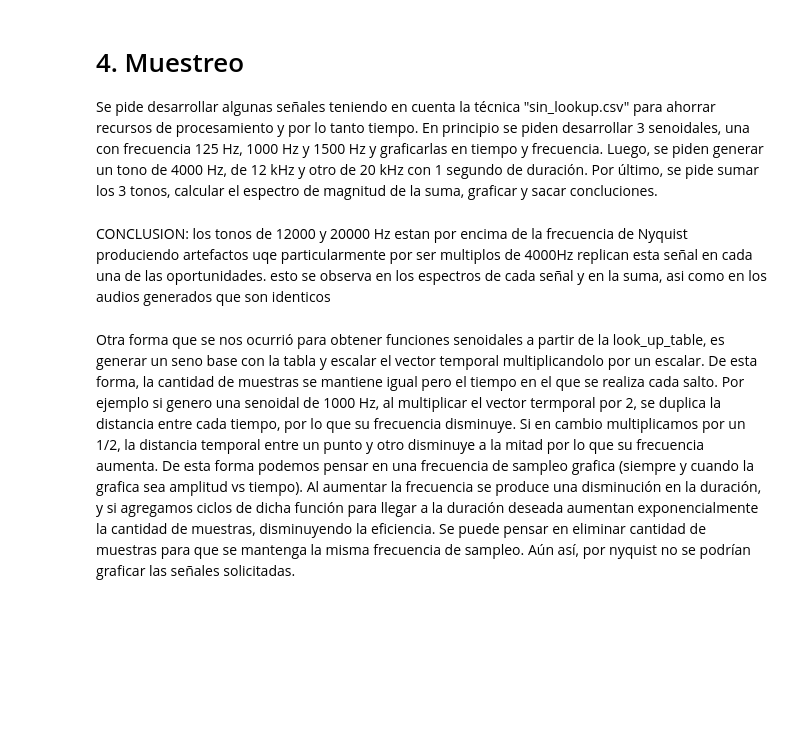
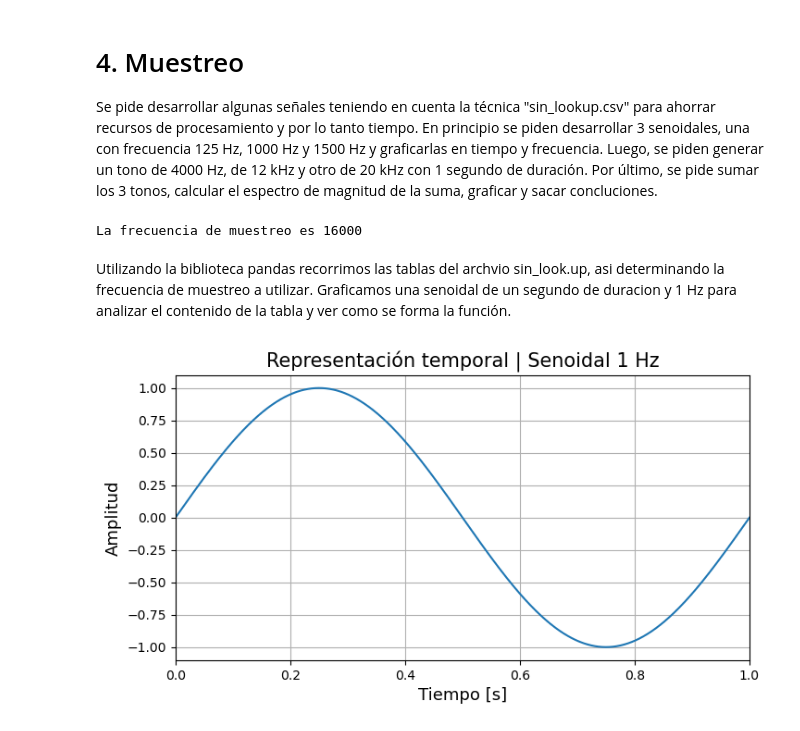
Before and after one commit to Joaqo99/tp2-sys, a Jupyter notebook: Presentacion.ipynb, the cells around one changed output. Saved outputs shown, nothing was run; the diff lists cells and outputs as text; code cells hidden in the pictures; blank space fills up the shorter version.

Commit message:
Muestreo

```diff
--- a/Presentacion.ipynb
+++ b/Presentacion.ipynb
@@ -1194,24 +1194,27 @@ Se pide desarrollar algunas señales teniendo en cuenta la técnica "sin_lookup.
 # %%
 import muestreo as ms
 import pandas as pd
-import matplotlib.pyplot as plt
-from IPython.display import Audio
 
-#frecuencias para gráficar en tiempo y frecuencia.
+#Frecuencias para gráficar en tiempo y frecuencia.
+frecuencia_test = 1
 frecuencia_1 = 125
 frecuencia_2 = 1000
 frecuencia_3 = 1500
-#frecuencias para generar tono.
+#Frecuencias para generar tono.
 frecuencia_4 = 4000
 frecuencia_5 = 12000
 frecuencia_6 = 20000
 
 duracion = 1
+
+#Devuelve las columnas de la tabla sin_lookup
 tabla_seno = pd.read_csv("sin_lookup.csv")
 
-seno_1 = ms.gen_sin_table(duracion, frecuencia_1, tabla_seno)
-seno_2 = ms.gen_sin_table(duracion, frecuencia_2, tabla_seno)
-seno_3 = ms.gen_sin_table(duracion, frecuencia_3, tabla_seno)
-seno_4 = ms.gen_sin_table(duracion, frecuencia_4, tabla_seno)
-seno_5 = ms.gen_sin_table(duracion, frecuencia_5, tabla_seno)
-seno_6 = ms.gen_sin_table(duracion, frecuencia_6, tabla_seno)
+#Genero los array de tiempo y amplitud para cada frecuencia pedida en las consignas
+t_test, seno_test = ms.gen_sin_table(duracion, frecuencia_test, tabla_seno)
+t_1, seno_1 = ms.gen_sin_table(duracion, frecuencia_1, tabla_seno)
+t_2, seno_2 = ms.gen_sin_table(duracion, frecuencia_2, tabla_seno)
+t_3, seno_3 = ms.gen_sin_table(duracion, frecuencia_3, tabla_seno)
+t_4, seno_4 = ms.gen_sin_table(duracion, frecuencia_4, tabla_seno)
+t_5, seno_5 = ms.gen_sin_table(duracion, frecuencia_5, tabla_seno)
+t_6, seno_6 = ms.gen_sin_table(duracion, frecuencia_6, tabla_seno)
@@ -1259,5 +1221,18 @@ plot.fft_ploter(16000, suma_de_tonos)
-# %% [markdown]
-CONCLUSION:
-los tonos de 12000 y 20000 Hz estan por encima de la frecuencia de Nyquist produciendo artefactos uqe particularmente por ser multiplos de 4000Hz replican esta señal en cada una de las oportunidades. esto se observa en los espectros de cada señal y en la suma, asi como en los audios generados que son identicos
-# %% [markdown]
-Otra forma que se nos ocurrió para obtener funciones senoidales a partir de la look_up_table, es generar un seno base con la tabla y escalar el vector temporal multiplicandolo por un escalar. De esta forma, la cantidad de muestras se mantiene igual pero el tiempo en el que se realiza cada salto. Por ejemplo si genero una senoidal de 1000 Hz, al multiplicar el vector termporal por 2, se duplica la distancia entre cada tiempo, por lo que su frecuencia disminuye. Si en cambio multiplicamos por un 1/2, la distancia temporal entre un punto y otro disminuye a la mitad por lo que su frecuencia aumenta. De esta forma podemos pensar en una frecuencia de sampleo grafica (siempre y cuando la grafica sea amplitud vs tiempo). Al aumentar la frecuencia se produce una disminución en la duración, y si agregamos ciclos de dicha función para llegar a la duración deseada aumentan exponencialmente la cantidad de muestras, disminuyendo la eficiencia. Se puede pensar en eliminar cantidad de muestras para que se mantenga la misma frecuencia de sampleo. Aún así, por nyquist no se podrían graficar las señales solicitadas.
+# %%
+#Longitud de filas idx
+columna_idx = tabla_seno["idx"]
+fs = len(columna_idx)
+#Busco fs con diferencia de tiempos
+fs2 = 1 / ((tabla_seno.loc[1,"sample"])-(tabla_seno.loc[0,"sample"]))
+
+if fs == fs2:
+    print(f"La frecuencia de muestreo es {fs}")
+# %% [output]
+La frecuencia de muestreo es 16000
+# %% [markdown]
+Utilizando la biblioteca pandas recorrimos las tablas del archvio sin_look.up, asi determinando la frecuencia de muestreo a utilizar.
+Graficamos una senoidal de un segundo de duracion y 1 Hz para analizar el contenido de la tabla y ver como se forma la función.
+# %%
+plot.plot_signal([t_test,seno_test], xlimits = (0, 1), figsize = (8, 4), grid = True, title = "Representación temporal | Senoidal 1 Hz")
+# %% [output]
+[figure, added]
```
Also changed, not shown: parts of 26 cells of this notebook, 2 other files.
